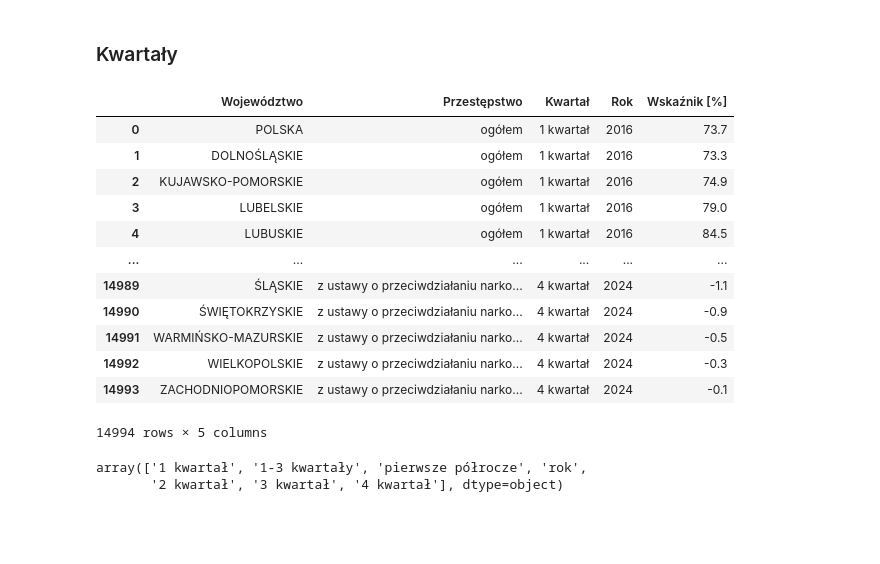
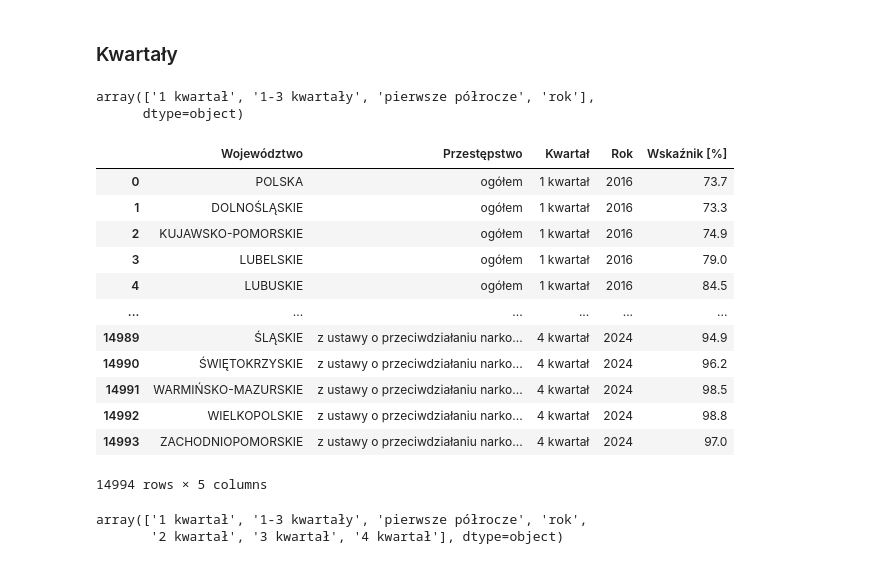
Before and after one commit to wwielakowska/in-ynierka, a Jupyter notebook: agregacja danych/wskazniki_code.ipynb, the cells around one changed output. Saved outputs shown, nothing was run; the diff lists cells and outputs as text; code cells hidden in the pictures; blank space fills up the shorter version.

```diff
--- a/agregacja danych/wskazniki_code.ipynb
+++ b/agregacja danych/wskazniki_code.ipynb
@@ -66,0 +58,6 @@ column_parts
+# %%
+wskazniki_col['Wskaźnik [%]'] = wskazniki_col['Wskaźnik [%]'].astype(str)
+wskazniki_col['Wskaźnik [%]'] = wskazniki_col['Wskaźnik [%]'].str.replace(',', '.', regex=False)
+wskazniki_col['Wskaźnik [%]'] = wskazniki_col['Wskaźnik [%]'].astype(float)
+
+print(wskazniki_col['Wskaźnik [%]'].apply(type).value_counts())
@@ -66,0 +68,3 @@ column_parts
+# %%
+column_parts = wskazniki_col['Kwartał'].str.split(';', expand=True)
+column_parts
@@ -67,5 +85,6 @@ column_parts
 # %%
 wskazniki_col['Kwartał'] = column_parts[0]
+wskazniki_col['Typ wskaźnika'] = column_parts[1]
 wskazniki_col['Przestępstwo'] = column_parts[2]
 wskazniki_col['Rok'] = column_parts[3]
 wskazniki_col['Województwo'] = wskazniki_col['Nazwa']
@@ -113,6 +117,6 @@ memory usage: 487.7+ KB
 # %%
 wskazniki["Rok"] = wskazniki["Rok"].astype(int)
-wskazniki["Wskaźnik [%]"] = wskazniki["Wskaźnik [%]"].str.replace(",", ".", regex=False).astype(float)
+#wskazniki["Wskaźnik [%]"] = wskazniki["Wskaźnik [%]"].str.replace(",", ".", regex=False).astype(float)
 
 wskazniki.info()
 # %% [output]
@@ -148,5 +168,10 @@ array(['ogółem', 'o charakterze kryminalnym',
 # %% [markdown]
 ### Kwartały
+# %%
+wskazniki['Kwartał'].unique()
+# %% [output]
+array(['1 kwartał', '1-3 kwartały', 'pierwsze półrocze', 'rok'],
+      dtype=object)
 # %%
 #Wyodrębienie okresów czasu, aby obliczyć wszystkie kwartały
 
@@ -162,7 +187,7 @@ Q2 = pd.merge(
     suffixes=("_Q1", "_Q12")
 )
 
-Q2["Wskaźnik [%]"] = Q2["Wskaźnik [%]_Q12"] - Q2["Wskaźnik [%]_Q1"]
+Q2["Wskaźnik [%]"] = 2*Q2["Wskaźnik [%]_Q12"] - Q2["Wskaźnik [%]_Q1"]
 Q2["Kwartał"] = "2 kwartał"
 Q2= Q2.drop(["Kwartał_Q1", "Wskaźnik [%]_Q1", "Kwartał_Q12", "Wskaźnik [%]_Q12"], axis=1)
 
@@ -173,40 +198,40 @@ Q2= Q2.drop(["Kwartał_Q1", "Wskaźnik [%]_Q1", "Kwartał_Q12", "Wskaźnik [%]_Q
 Q3 = pd.merge(
     Q12, Q13,
     on=["Województwo", "Przestępstwo", "Rok"],
     suffixes=("_Q12", "_Q13")
 )
 
-Q3["Wskaźnik [%]"] = Q3["Wskaźnik [%]_Q13"] - Q3["Wskaźnik [%]_Q12"]
+Q3["Wskaźnik [%]"] = 2*Q3["Wskaźnik [%]_Q13"] - Q3["Wskaźnik [%]_Q12"]
 Q3["Kwartał"] = "3 kwartał"
 Q3= Q3.drop(["Kwartał_Q12", "Wskaźnik [%]_Q12", "Kwartał_Q13", "Wskaźnik [%]_Q13"], axis=1)
 
 
 #Kwartał 4
 Q4 = pd.merge(
     Q13, Y,
     on=["Województwo", "Przestępstwo", "Rok"],
     suffixes=("_Q13", "_Y")
 )
 
-Q4["Wskaźnik [%]"] = Q4["Wskaźnik [%]_Y"] - Q4["Wskaźnik [%]_Q13"]
+Q4["Wskaźnik [%]"] = 2*Q4["Wskaźnik [%]_Y"] - Q4["Wskaźnik [%]_Q13"]
 Q4["Kwartał"] = "4 kwartał"
 Q4= Q4.drop(["Kwartał_Q13", "Wskaźnik [%]_Q13", "Kwartał_Y", "Wskaźnik [%]_Y"], axis=1)
 
 wskazniki = pd.concat([wskazniki, Q2, Q3, Q4], ignore_index=True)
 wskazniki
 # %% [output]
 |  | Województwo | Przestępstwo | Kwartał | Rok | Wskaźnik [%] |
 | 0 | POLSKA | ogółem | 1 kwartał | 2016 | 73.7 |
 | 1 | DOLNOŚLĄSKIE | ogółem | 1 kwartał | 2016 | 73.3 |
 | 2 | KUJAWSKO-POMORSKIE | ogółem | 1 kwartał | 2016 | 74.9 |
 | 3 | LUBELSKIE | ogółem | 1 kwartał | 2016 | 79.0 |
 | 4 | LUBUSKIE | ogółem | 1 kwartał | 2016 | 84.5 |
 | ... | ... | ... | ... | ... | ... |
-| 14989 | ŚLĄSKIE | z ustawy o przeciwdziałaniu narko... | 4 kwartał | 2024 | -1.1 |
-| 14990 | ŚWIĘTOKRZYSKIE | z ustawy o przeciwdziałaniu narko... | 4 kwartał | 2024 | -0.9 |
-| 14991 | WARMIŃSKO-MAZURSKIE | z ustawy o przeciwdziałaniu narko... | 4 kwartał | 2024 | -0.5 |
-| 14992 | WIELKOPOLSKIE | z ustawy o przeciwdziałaniu narko... | 4 kwartał | 2024 | -0.3 |
-| 14993 | ZACHODNIOPOMORSKIE | z ustawy o przeciwdziałaniu narko... | 4 kwartał | 2024 | -0.1 |
+| 14989 | ŚLĄSKIE | z ustawy o przeciwdziałaniu narko... | 4 kwartał | 2024 | 94.9 |
+| 14990 | ŚWIĘTOKRZYSKIE | z ustawy o przeciwdziałaniu narko... | 4 kwartał | 2024 | 96.2 |
+| 14991 | WARMIŃSKO-MAZURSKIE | z ustawy o przeciwdziałaniu narko... | 4 kwartał | 2024 | 98.5 |
+| 14992 | WIELKOPOLSKIE | z ustawy o przeciwdziałaniu narko... | 4 kwartał | 2024 | 98.8 |
+| 14993 | ZACHODNIOPOMORSKIE | z ustawy o przeciwdziałaniu narko... | 4 kwartał | 2024 | 97.0 |
 14994 rows × 5 columns
 # %%
 wskazniki['Kwartał'].unique()
```
Also changed, not shown: parts of 9 cells of this notebook, 9 other files.
